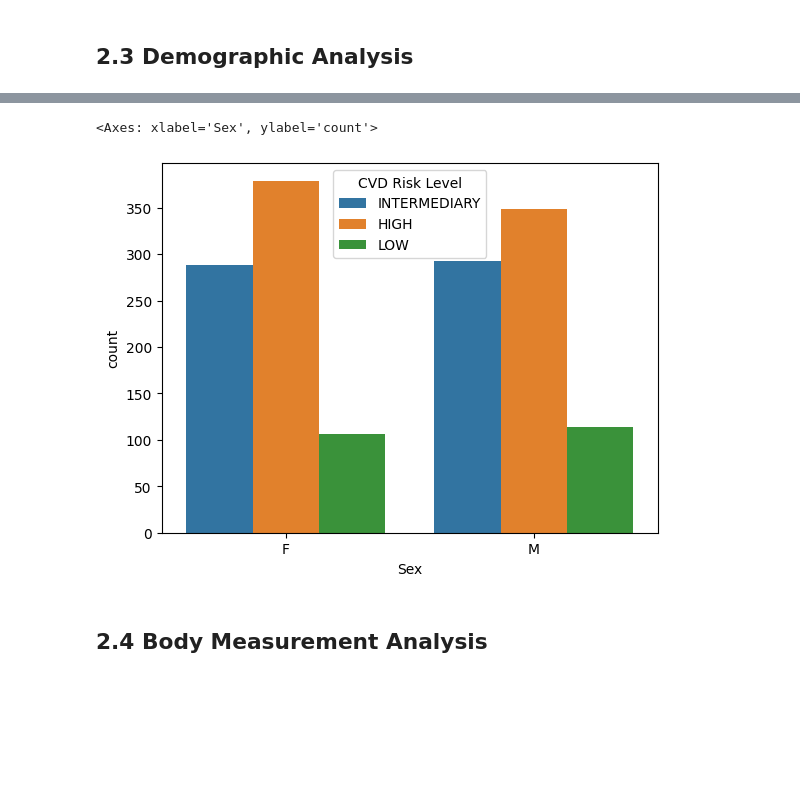
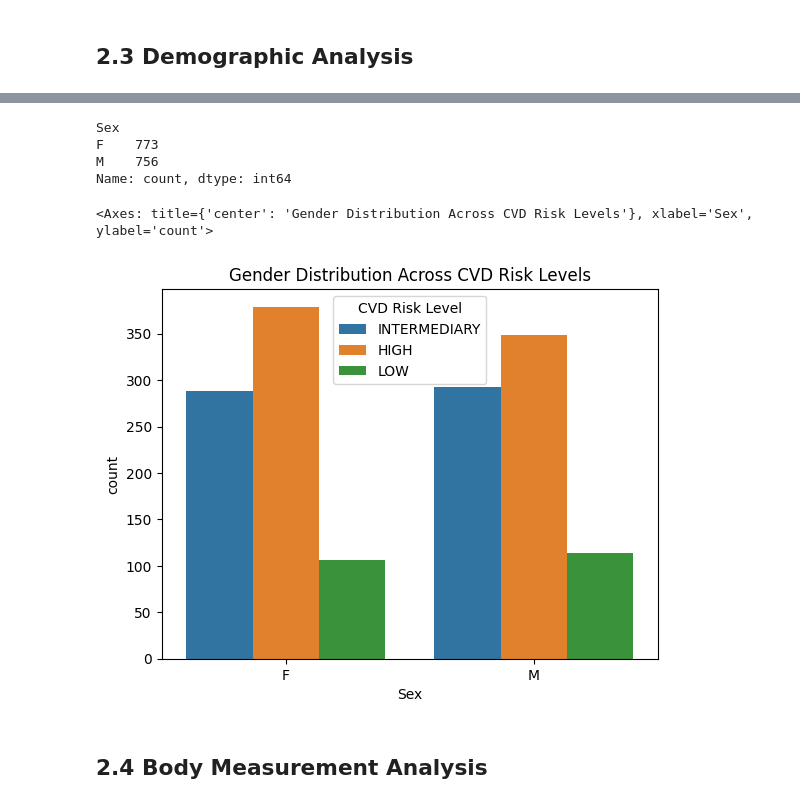
Before and after one commit to shampeyndadi/STINTSY_MCO, a Jupyter notebook: MCO.ipynb, the cells around one changed output, grey strips where cells are left out. Saved outputs shown, nothing was run; the diff lists cells and outputs as text; code cells hidden in the pictures; blank space fills up the shorter version.

```diff
--- a/MCO.ipynb
+++ b/MCO.ipynb
@@ -297,8 +302,16 @@ sns.boxplot(x="CVD Risk Level", y="Age", data=df)
+# %%
+df["Sex"].value_counts()
+# %% [output]
+Sex
+F    773
+M    756
+Name: count, dtype: int64
 # %%
+plt.title("Gender Distribution Across CVD Risk Levels")
 sns.countplot(x="Sex", hue="CVD Risk Level", data=df)
 # %% [output]
-<Axes: xlabel='Sex', ylabel='count'>
+<Axes: title={'center': 'Gender Distribution Across CVD Risk Levels'}, xlabel='Sex', ylabel='count'>
-[figure, old version]
+[figure, new version]
 # %% [markdown]
 ## 2.4 Body Measurement Analysis
 # %%
```
Also changed, not shown: parts of 14 cells of this notebook.
